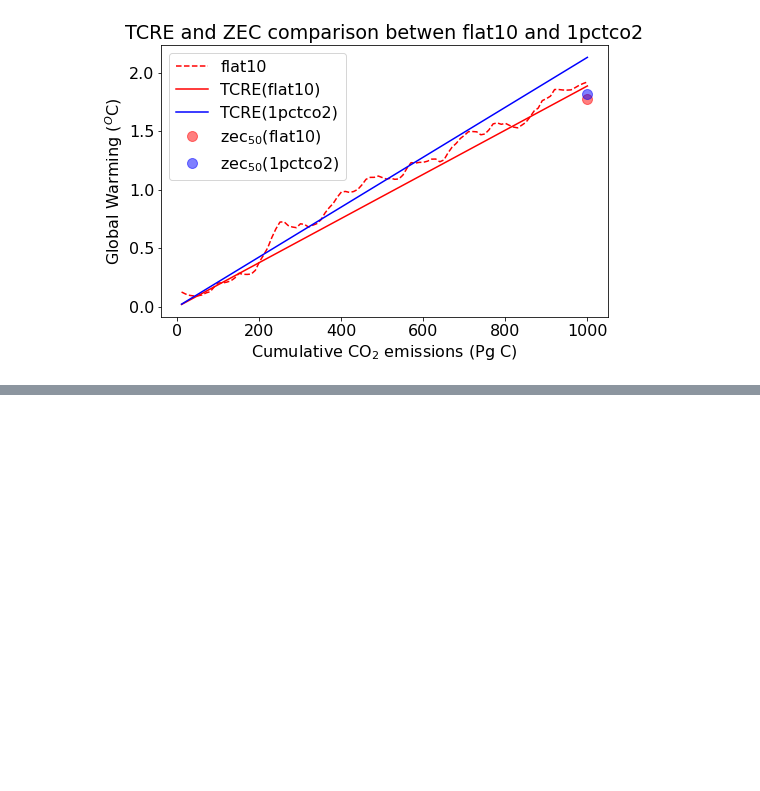
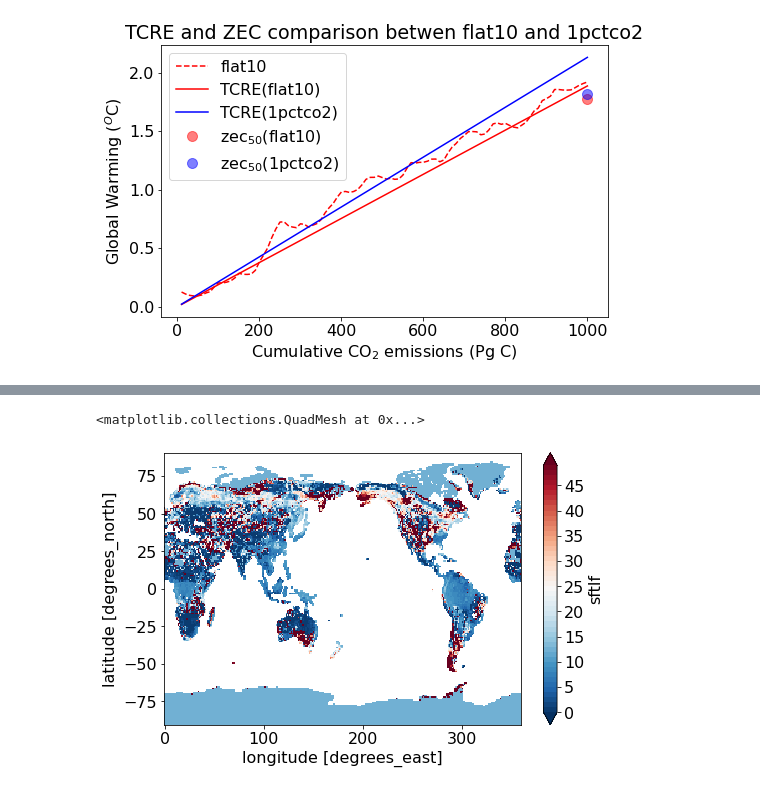
Before and after one commit to ckoven/flat10, a Jupyter notebook: flat10-analysis.ipynb, the cells around one changed output, grey strips where cells are left out. Drawn from its saved outputs; the diff is of its cells as text; code cells hidden in the pictures; blank space fills up the shorter version.

Commit message:
adding geographically-resolved land memory function

```diff
--- a/flat10-analysis.ipynb
+++ b/flat10-analysis.ipynb
@@ -522,0 +527,28 @@ plt.legend(['flat10','TCRE(flat10)','TCRE(1pctco2)','zec$_{50}$(flat10)','zec$_{
+# %%
+# calculating parameters for all gricells is slow, so we need to parallelize.
+
+from dask.distributed import Client
+
+client = Client(n_workers=8)
+# %%
+def my_function(func, x, y, params_in, i, j):
+    try:
+        params, fit = scipy.optimize.curve_fit(func, x, y, params_in)
+    except:
+        params = [np.nan, np.nan]
+    return [i,j, params[0], params[1]]
+# %%
+tau_land_map = sftlf['sftlf']/sftlf['sftlf']
+emiss_land_map = sftlf['sftlf']/sftlf['sftlf']
+
+params_list = []
+#for i in range(30,31):
+for i in range(len(tau_land_map['lon'])):
+    for j in range(len(tau_land_map['lat'])):
+        if tau_land_map.isel(lat=j,lon=i) == 1.:
+                params_out = client.submit(my_function, memory, emiss[100:], nbp_annual.isel(lat=j,lon=i), [12., 1e-9], i, j)
+                params_list.append(params_out)
+    #print('finished lon',i)
+#tau_land_map.plot()
+results = client.gather(params_list)
+client.close()
@@ -522,0 +567,10 @@ plt.legend(['flat10','TCRE(flat10)','TCRE(1pctco2)','zec$_{50}$(flat10)','zec$_{
+# %%
+for l in range(len(results)):
+    i,j, tau, a = results[l]
+    tau_land_map[j,i] = tau
+    emiss_land_map[j,i] = a
+# %%
+tau_land_map.plot(levels=np.arange(50))
+# %% [output]
+<matplotlib.collections.QuadMesh at 0x...>
+[figure, added]
```
Also changed, not shown: parts of 4 cells of this notebook.
